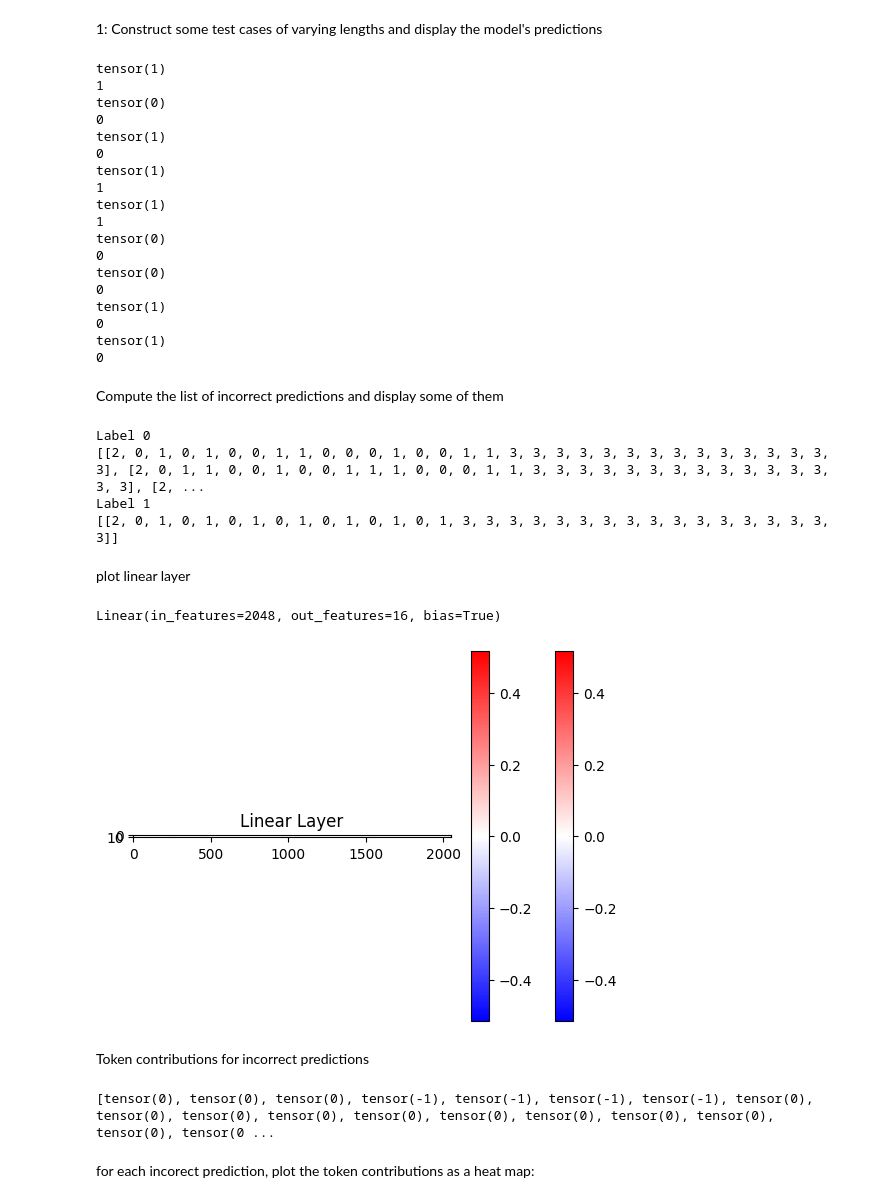
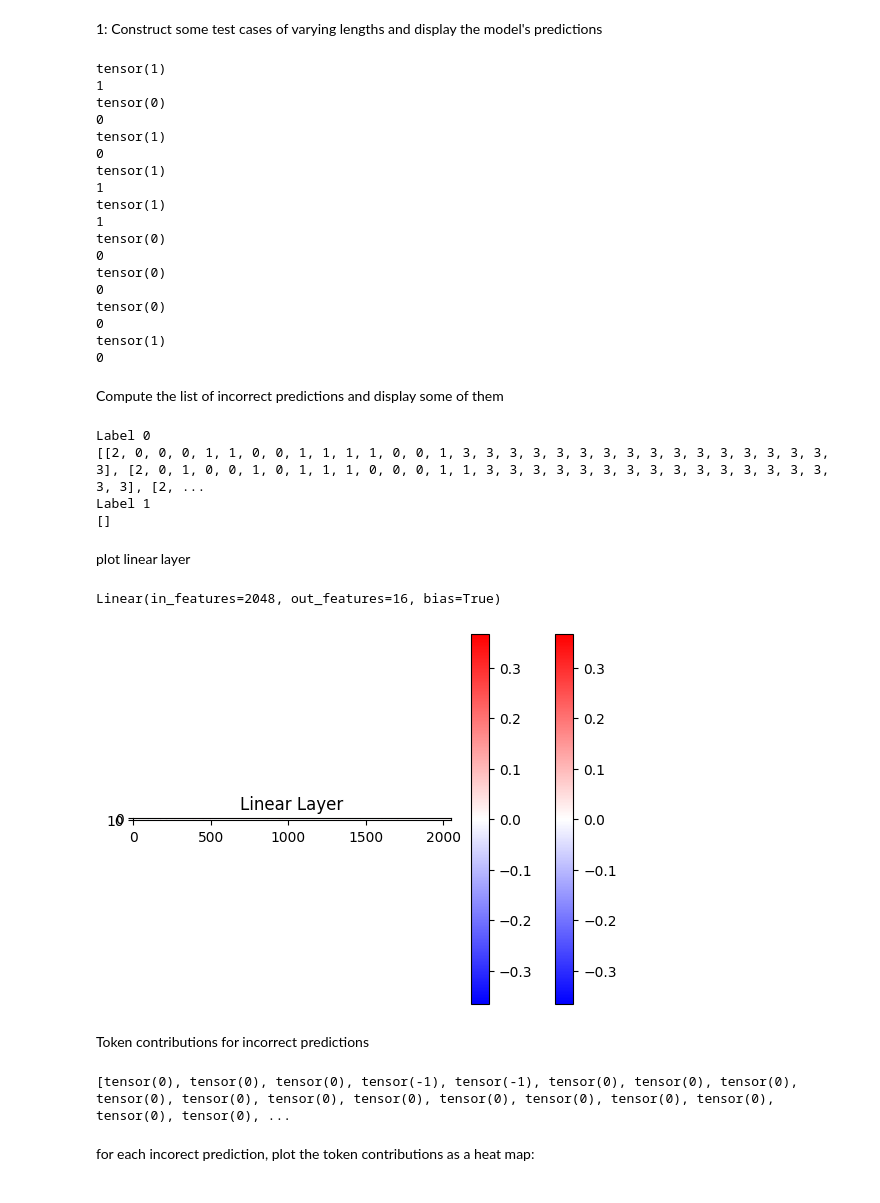
Before and after one commit to agolan12/Math-480, a Jupyter notebook: 7_2_2024_transformers/main.ipynb, the cells around one changed output. Drawn from its saved outputs; the diff is of its cells as text; code cells hidden in the pictures.

```diff
--- a/7_2_2024_transformers/main.ipynb
+++ b/7_2_2024_transformers/main.ipynb
@@ -18,7 +18,7 @@ checkpoint_epochs = 2
 batch_size = 64
 d_model = 16
 nhead = 4
-num_layers = 1
+num_layers = 2
 n_vocab = 4
 data_prefix = "small_"
 
@@ -164,7 +164,7 @@ tensor(0)
 0
 tensor(0)
 0
-tensor(1)
+tensor(0)
 0
 tensor(1)
 0
@@ -178,18 +178,18 @@ for i in range(2):
     print(output[i])
 # %% [output]
 Label 0
-[[2, 0, 1, 0, 1, 0, 0, 1, 1, 0, 0, 0, 1, 0, 0, 1, 1, 3, 3, 3, 3, 3, 3, 3, 3, 3, 3, 3, 3, 3, 3, 3], [2, 0, 1, 1, 0, 0, 1, 0, 0, 1, 1, 1, 0, 0, 0, 1, 1, 3, 3, 3, 3, 3, 3, 3, 3, 3, 3, 3, 3, 3, 3, 3], [2, ...
+[[2, 0, 0, 0, 1, 1, 0, 0, 1, 1, 1, 1, 0, 0, 1, 3, 3, 3, 3, 3, 3, 3, 3, 3, 3, 3, 3, 3, 3, 3, 3, 3], [2, 0, 1, 0, 0, 1, 0, 1, 1, 1, 0, 0, 0, 1, 1, 3, 3, 3, 3, 3, 3, 3, 3, 3, 3, 3, 3, 3, 3, 3, 3, 3], [2, ...
 Label 1
-[[2, 0, 1, 0, 1, 0, 1, 0, 1, 0, 1, 0, 1, 0, 1, 3, 3, 3, 3, 3, 3, 3, 3, 3, 3, 3, 3, 3, 3, 3, 3, 3]]
+[]
 # %% [markdown]
 plot linear layer
 # %%
-layer = model.encoder.layers[0].linear2
+layer = model.encoder.layers[1].linear2
 print(layer)
 plot_linear_layer(layer)
 # %% [output]
 Linear(in_features=2048, out_features=16, bias=True)
-[figure, old version]
+[figure, new version]
 # %% [markdown]
 Token contributions for incorrect predictions
 # %%
@@ -199,7 +199,7 @@ paren = parenthesization_to_tensor("(())))")
 output = token_contributions(model, paren)
 print(output)
 # %% [output]
-[tensor(0), tensor(0), tensor(0), tensor(-1), tensor(-1), tensor(-1), tensor(-1), tensor(0), tensor(0), tensor(0), tensor(0), tensor(0), tensor(0), tensor(0), tensor(0), tensor(0), tensor(0), tensor(0 ...
+[tensor(0), tensor(0), tensor(0), tensor(-1), tensor(-1), tensor(0), tensor(0), tensor(0), tensor(0), tensor(0), tensor(0), tensor(0), tensor(0), tensor(0), tensor(0), tensor(0), tensor(0), tensor(0), ...
 # %% [markdown]
 for each incorect prediction, plot the token contributions as a heat map:
 # %%
```
Also changed, not shown: parts of 5 cells of this notebook, 11 other files.
